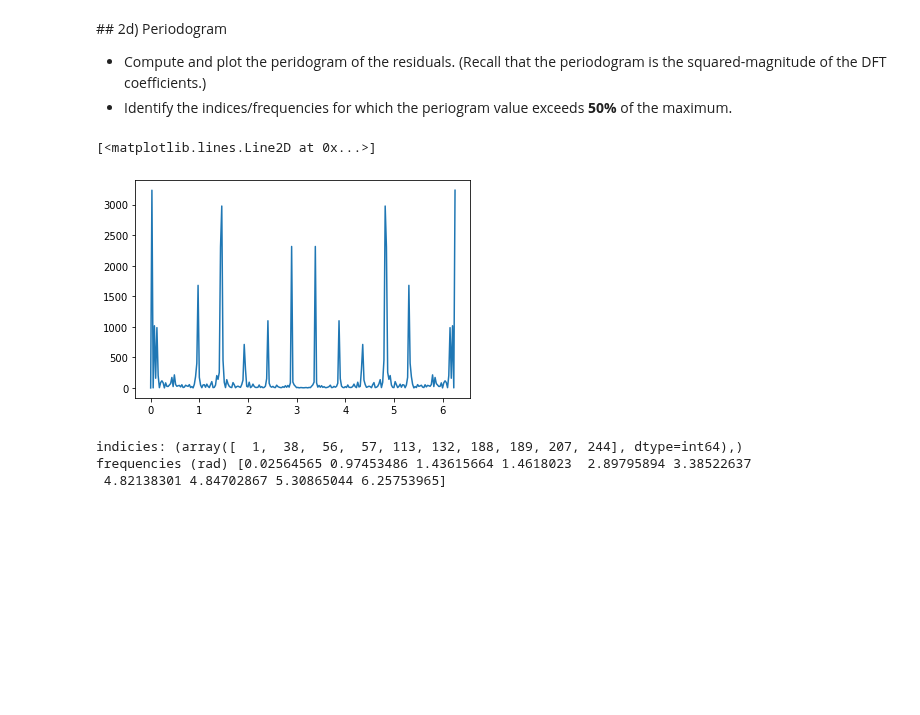
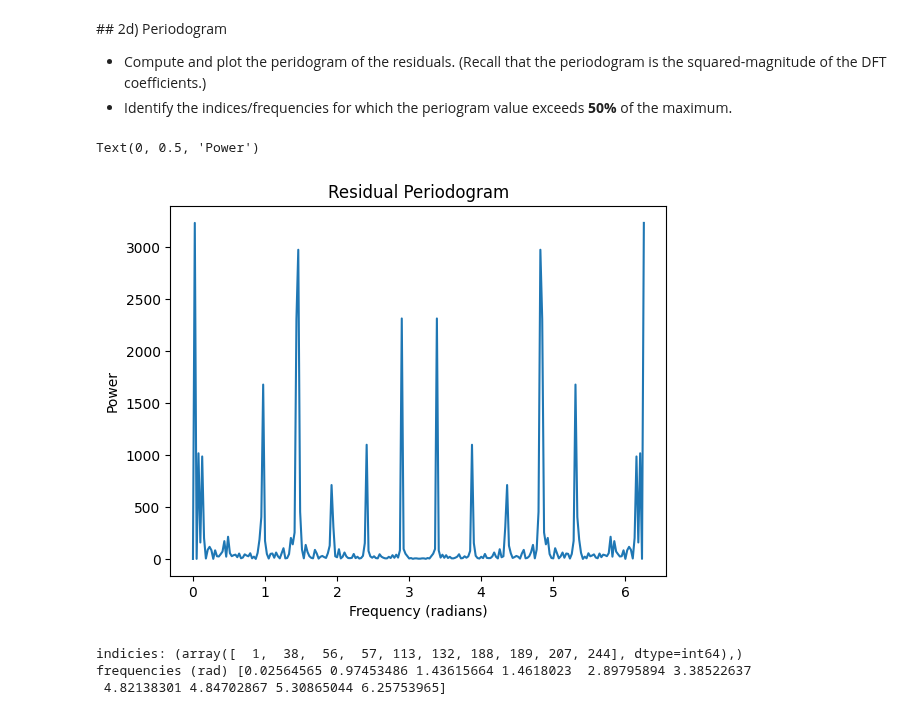
Before and after one commit to lpender3672/MEng-CW, a Jupyter notebook: IB/Data_Science/Exercises/03 Exercise Notebook 3.ipynb, the cells around one changed output. Saved outputs shown, nothing was run; the diff lists cells and outputs as text; code cells hidden in the pictures; blank space fills up the shorter version.

```diff
--- a/IB/Data_Science/Exercises/03 Exercise Notebook 3.ipynb
+++ b/IB/Data_Science/Exercises/03 Exercise Notebook 3.ipynb
@@ -119,15 +129,20 @@ Occasional periodic tendancies at a higher frequency however their are also many
 # %%
 # Your code to compute and plot the histogram
 N = np.size(res)
 dft = np.abs(np.fft.fft(res, N) / N) ** 2
 
-dt = xvals[1] - xvals[0]
-freqs = 2 * np.pi * np.linspace(0, N-1, N)/(N*dt)
+dt = xvals[201] - xvals[200]
+indicies = np.linspace(0, N-1, N)
+freqs_hz = indicies / (N * dt)
+freqs_rads = 2 * np.pi * freqs_hz
 
-plt.plot(freqs, dft)
+plt.plot(freqs_rads, dft)
+plt.title('Residual Periodogram')
+plt.xlabel('Frequency (radians)')
+plt.ylabel('Power')
 # %% [output]
-[<matplotlib.lines.Line2D at 0x...>]
+Text(0, 0.5, 'Power')
-[figure, old version]
+[figure, new version]
 # %%
 # Your code to identify the indices for which the periodogram value exceeds 50% of the maximum
 
```
Also changed, not shown: parts of 9 cells of this notebook, 2 other files.
